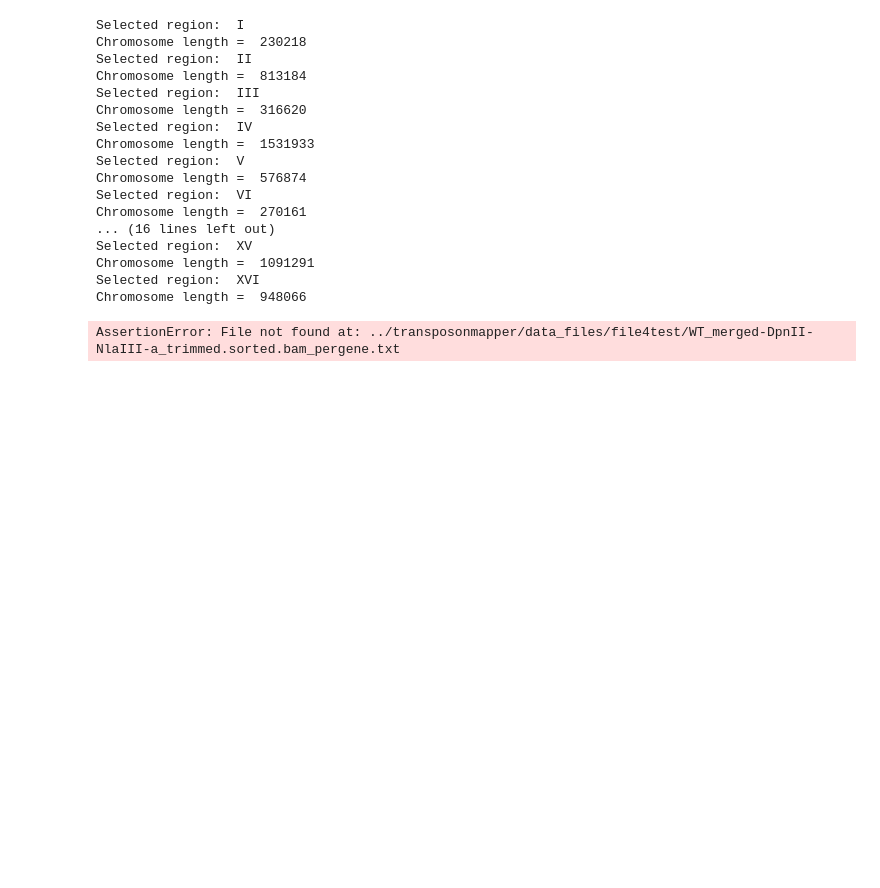
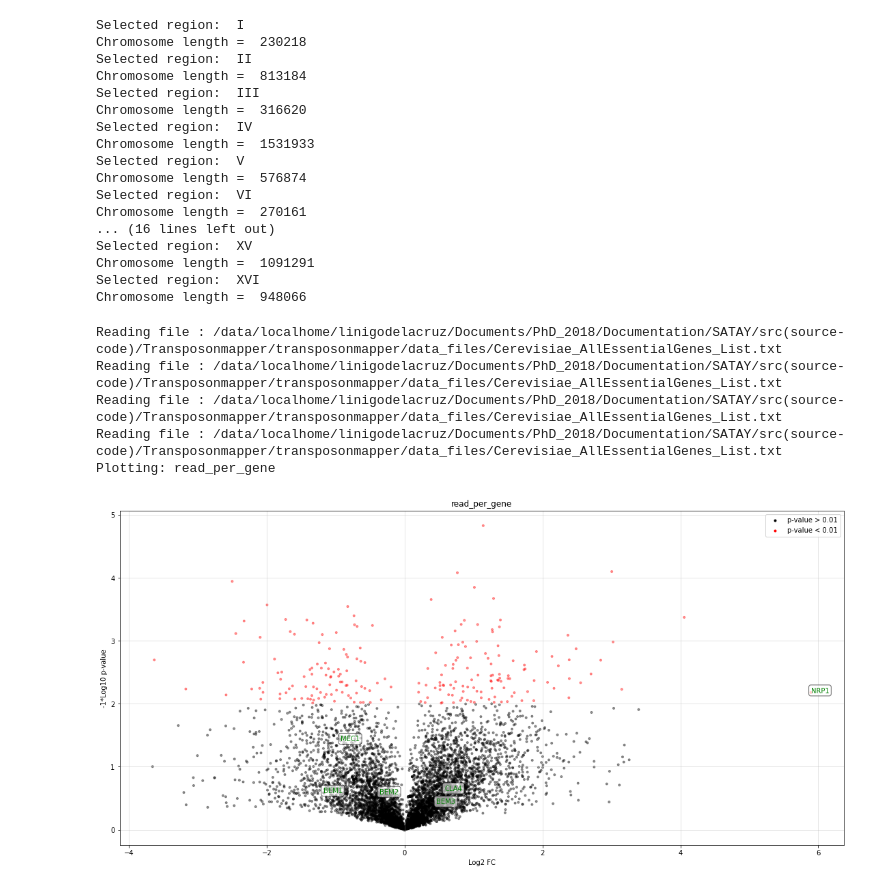
Before and after one commit to SATAY-LL/Transposonmapper, a Jupyter notebook: notebooks/pipeline_workflow.ipynb, the cells around one changed output. Drawn from its saved outputs; the diff is of its cells as text; code cells hidden in the pictures; blank space fills up the shorter version.

Commit message:
volcano module and tests

```diff
--- a/notebooks/pipeline_workflow.ipynb
+++ b/notebooks/pipeline_workflow.ipynb
@@ -217,31 +217,35 @@ for files in zip(cleanwig_files,pergene_files):
     data_genome.append(pd.concat(dna_df2, axis=0,ignore_index=True))
 # %%
 # volcano plots
-
 
 path_a = r"../transposonmapper/data_files/files4test/"
 filelist_a = ["WT_merged-DpnII-NlaIII-a_trimmed.sorted.bam_pergene.txt", "WT_merged-DpnII-NlaIII-b_trimmed.sorted.bam_pergene.txt"]
 path_b = r"../transposonmapper/data_files/files4test/"
-filelist_b = ["dnrp1-1_merged-DpnII-NlaIII-a_trimmed.sorted.bam_pergene.txt", "dnrp1-1_merged-DpnII-NlaIII-b_trimmed.sorted.bam_pergene.txt", "dnrp1-2_merged-DpnII-NlaIII-a_trimmed.sorted.bam_pergene.txt", "dnrp1-2_merged-DpnII-NlaIII-b_trimmed.sorted.bam_pergene.txt"]
+filelist_b = ["dnrp1-1_merged-DpnII-NlaIII-a_trimmed.sorted.bam_pergene.txt", "dnrp1-1_merged-DpnII-NlaIII-b_trimmed.sorted.bam_pergene.txt"]
 
 
-variable = 'tn_per_gene' #'read_per_gene' 'tn_per_gene', 'Nreadsperinsrt'
+variable = 'read_per_gene' #'read_per_gene' 'tn_per_gene', 'Nreadsperinsrt'
 significance_threshold = 0.01 #set threshold above which p-values are regarded significant
 normalize=True
 
 trackgene_list = []
 # trackgene_list = ['nrp1']
 trackgene_list = [ 'bem1', 'bem2', 'bem3', 'nrp1',  'cla4', 'mec1']
 # trackgene_list = ['ymr320w','sut1','ymr242w-a','ypl135c-a','ppn1','ypl067c','yme1','mec1','nrp1','mss18','tma7','gef1']
 
 figure_title = ""
 
 volcano_df = volcano(path_a=path_a, filelist_a=filelist_a,
             path_b=path_b, filelist_b=filelist_b,
             variable=variable,
             significance_threshold=significance_threshold,
             normalize=normalize,
             trackgene_list=trackgene_list,
             figure_title=figure_title)
 # %% [output]
-AssertionError: File not found at: ../transposonmapper/data_files/file4test/WT_merged-DpnII-NlaIII-a_trimmed.sorted.bam_pergene.txt
+Reading file : /data/localhome/linigodelacruz/Documents/PhD_2018/Documentation/SATAY/src(source-code)/Transposonmapper/transposonmapper/data_files/Cerevisiae_AllEssentialGenes_List.txt
+Reading file : /data/localhome/linigodelacruz/Documents/PhD_2018/Documentation/SATAY/src(source-code)/Transposonmapper/transposonmapper/data_files/Cerevisiae_AllEssentialGenes_List.txt
+Reading file : /data/localhome/linigodelacruz/Documents/PhD_2018/Documentation/SATAY/src(source-code)/Transposonmapper/transposonmapper/data_files/Cerevisiae_AllEssentialGenes_List.txt
+Reading file : /data/localhome/linigodelacruz/Documents/PhD_2018/Documentation/SATAY/src(source-code)/Transposonmapper/transposonmapper/data_files/Cerevisiae_AllEssentialGenes_List.txt
+Plotting: read_per_gene
+[figure, added]
```
Also changed, not shown: parts of 1 cell of this notebook, 4 other files.
